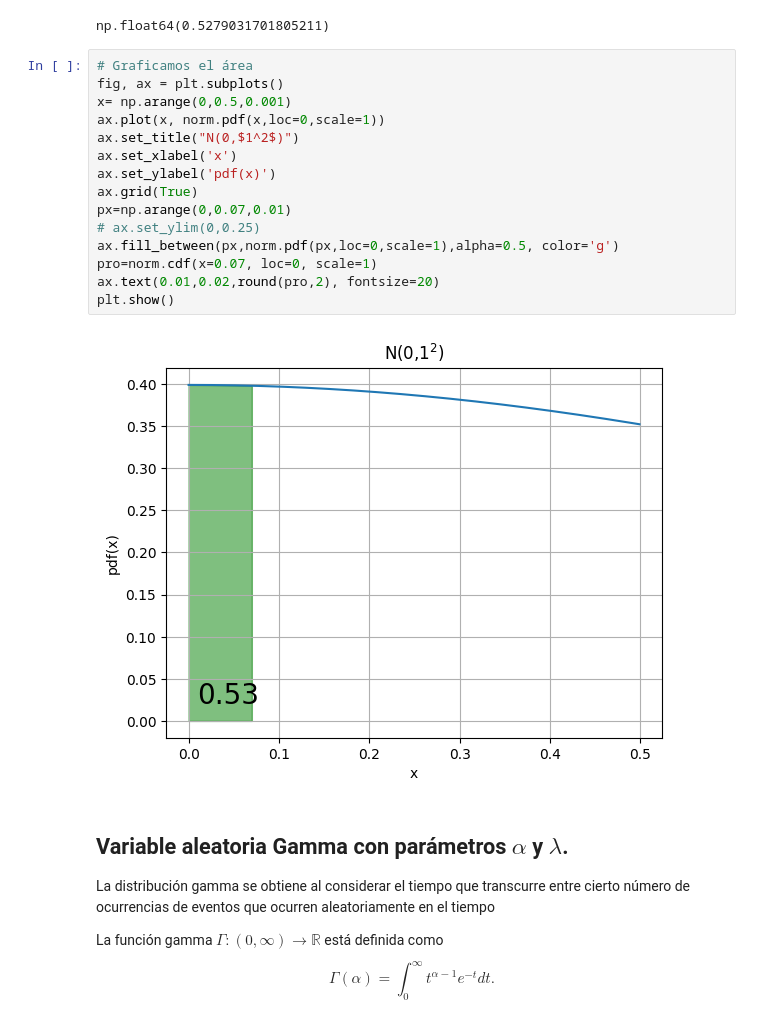
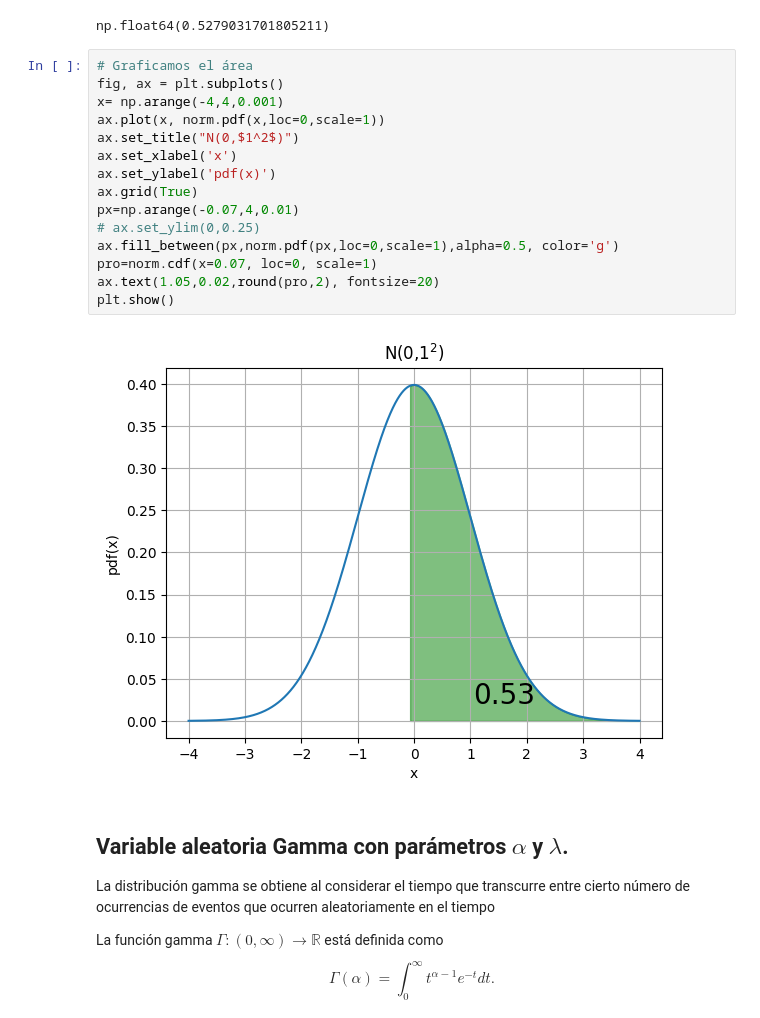
Before and after one commit to alexistenorio/ModelosEstadisticos, a Jupyter notebook: Variables_aleatorias_continuas_simulaciones.ipynb, the cells around one changed output. Drawn from its saved outputs; the diff is of its cells as text.

```diff
--- a/Variables_aleatorias_continuas_simulaciones.ipynb
+++ b/Variables_aleatorias_continuas_simulaciones.ipynb
@@ -538,20 +538,20 @@ np.float64(0.5279031701805211)
 # %%
 # Graficamos el área
 fig, ax = plt.subplots()
-x= np.arange(0,0.5,0.001)
+x= np.arange(-4,4,0.001)
 ax.plot(x, norm.pdf(x,loc=0,scale=1))
 ax.set_title("N(0,$1^2$)")
 ax.set_xlabel('x')
 ax.set_ylabel('pdf(x)')
 ax.grid(True)
-px=np.arange(0,0.07,0.01)
+px=np.arange(-0.07,4,0.01)
 # ax.set_ylim(0,0.25)
 ax.fill_between(px,norm.pdf(px,loc=0,scale=1),alpha=0.5, color='g')
 pro=norm.cdf(x=0.07, loc=0, scale=1)
-ax.text(0.01,0.02,round(pro,2), fontsize=20)
+ax.text(1.05,0.02,round(pro,2), fontsize=20)
 plt.show()
 # %% [output]
-[figure, old version]
+[figure, new version]
 # %% [markdown]
 ## Variable aleatoria Gamma con parámetros $\alpha$ y $\lambda$.
 
```
Also changed, not shown: parts of 2 cells of this notebook.
